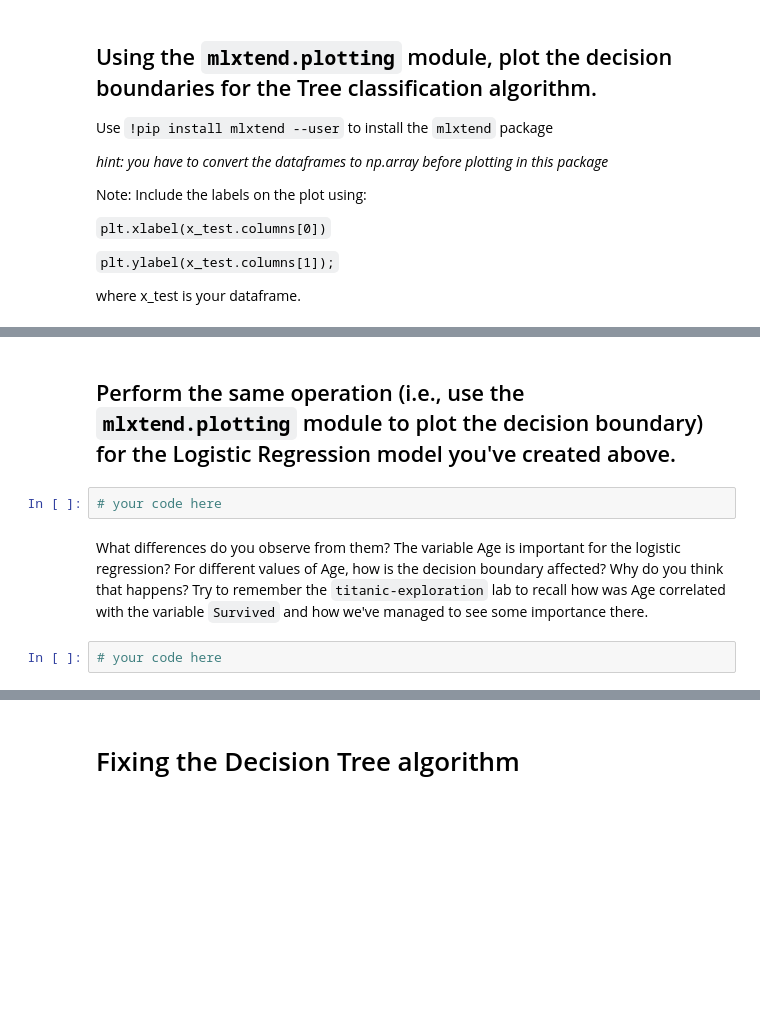
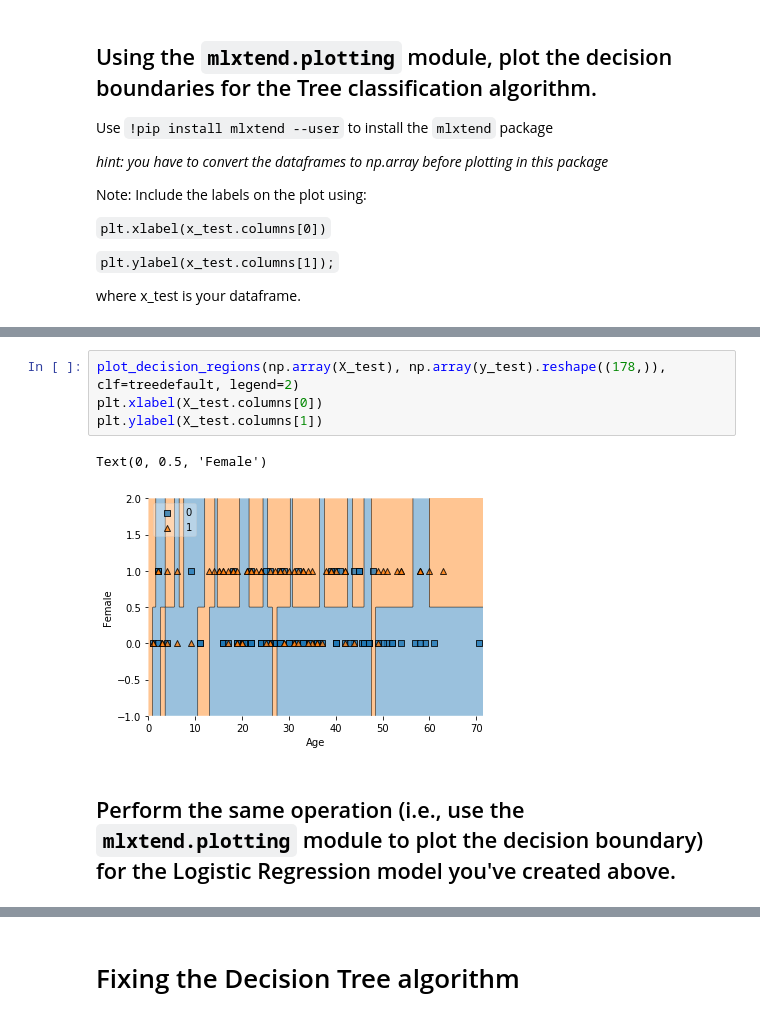
Before and after one commit to pedrodgn/ironhack, a Jupyter notebook: week8-MachineLearning/titanic-classification-lab.ipynb, the cells around one changed output, grey strips where cells are left out. Cells and saved outputs as stored; diff of their text form; blank space fills up the shorter version.

Commit message:
Finishing titanic lab

```diff
--- a/week8-MachineLearning/titanic-classification-lab.ipynb
+++ b/week8-MachineLearning/titanic-classification-lab.ipynb
@@ -170,8 +226,9 @@ You should have observed a high granularity of lines cutting the drawing. What d
+# %%
+plot_decision_regions(np.array(X_test), np.array(y_test).reshape((178,)), clf=treedefault, legend=2)
+plt.xlabel(X_test.columns[0])
+plt.ylabel(X_test.columns[1])
+# %% [output]
+Text(0, 0.5, 'Female')
+[figure, added]
 # %% [markdown]
 ## Perform the same operation (i.e., use the `mlxtend.plotting` module to plot the decision boundary) for the Logistic Regression model you've created above.
-# %%
-# your code here
-# %% [markdown]
-What differences do you observe from them? The variable Age is important for the logistic regression? For different values of Age, how is the decision boundary affected? Why do you think that happens? Try to remember the `titanic-exploration` lab to recall how was Age correlated with the variable `Survived` and how we've managed to see some importance there.
-# %%
-# your code here
```
Also changed, not shown: parts of 45 cells of this notebook.
